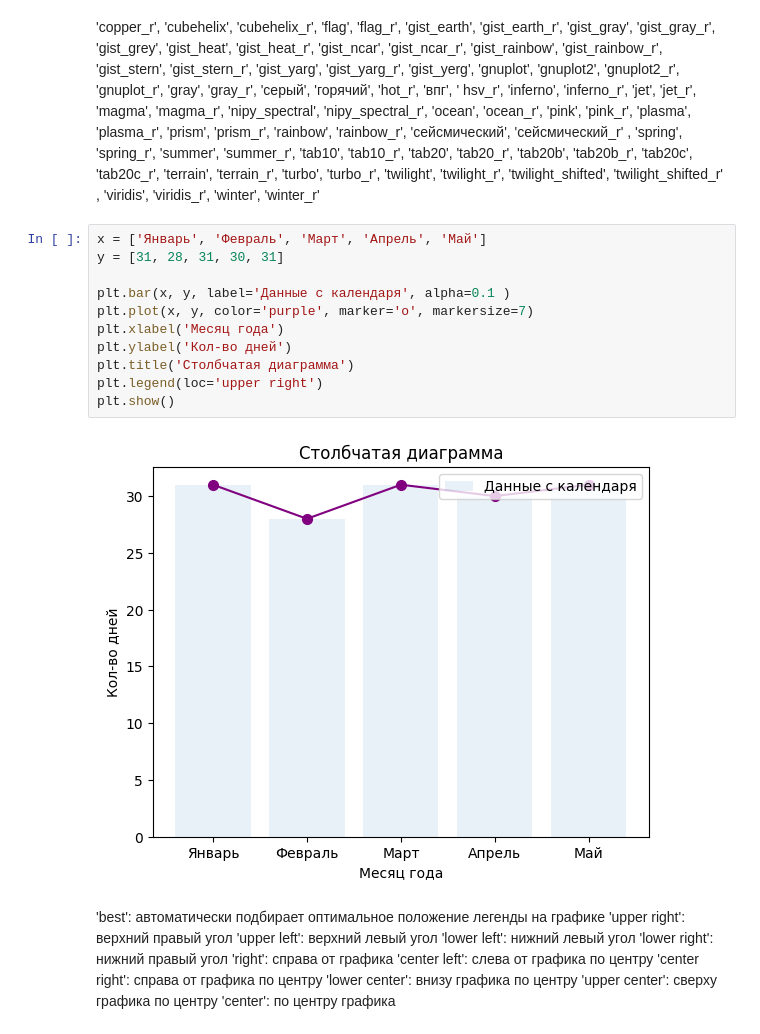
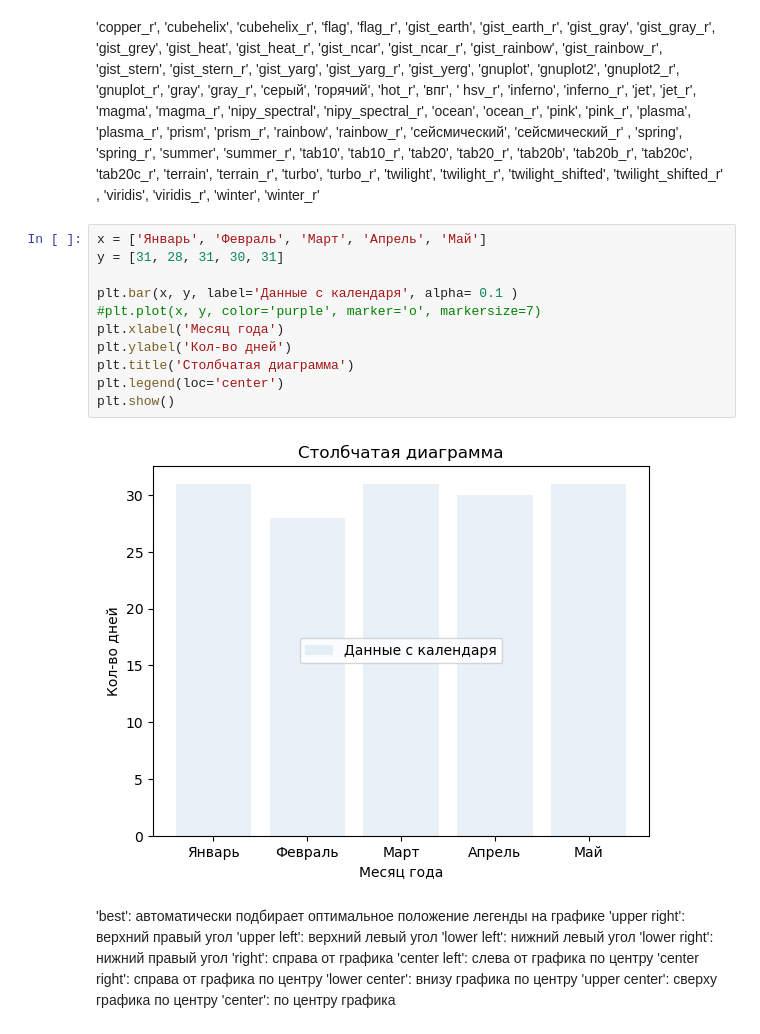
Before and after one commit to kolesnikova-o-p/2025, a Jupyter notebook: SEPMP/4_th.ipynb, the cells around one changed output. Saved outputs shown, nothing was run; the diff lists cells and outputs as text.

```diff
--- a/SEPMP/4_th.ipynb
+++ b/SEPMP/4_th.ipynb
@@ -631,16 +631,16 @@ plt.show()
 # %%
 x = ['Январь', 'Февраль', 'Март', 'Апрель', 'Май']
 y = [31, 28, 31, 30, 31]
 
-plt.bar(x, y, label='Данные с календаря', alpha=0.1 )
-plt.plot(x, y, color='purple', marker='o', markersize=7)
+plt.bar(x, y, label='Данные с календаря', alpha= 0.1 )
+#plt.plot(x, y, color='purple', marker='o', markersize=7)
 plt.xlabel('Месяц года')
 plt.ylabel('Кол-во дней')
 plt.title('Столбчатая диаграмма')
-plt.legend(loc='upper right')
+plt.legend(loc='center')
 plt.show()
 # %% [output]
-[figure, old version]
+[figure, new version]
 # %% [markdown]
 'best': автоматически подбирает оптимальное положение легенды на графике
 'upper right': верхний правый угол
```
Also changed, not shown: parts of 11 cells of this notebook.
